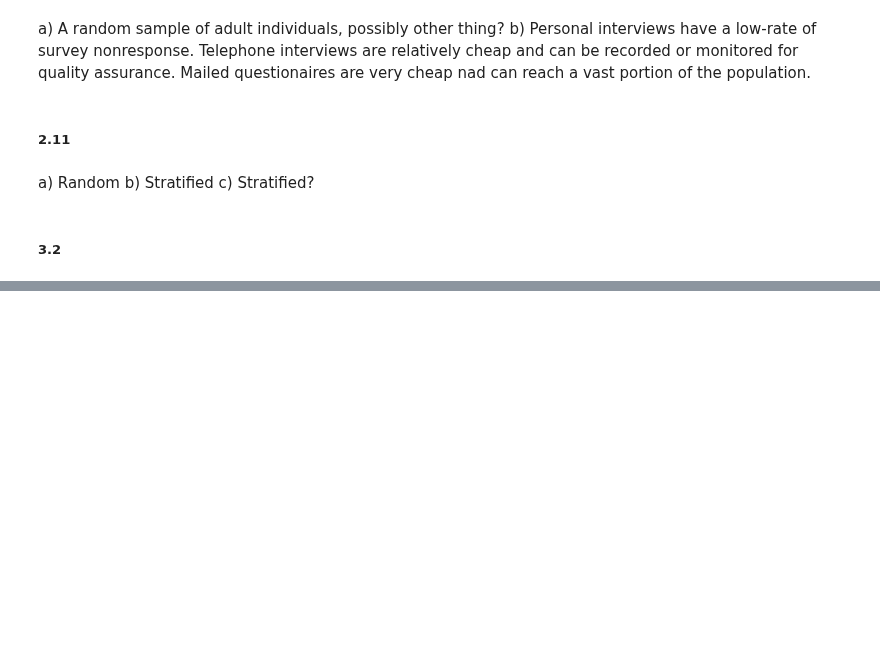
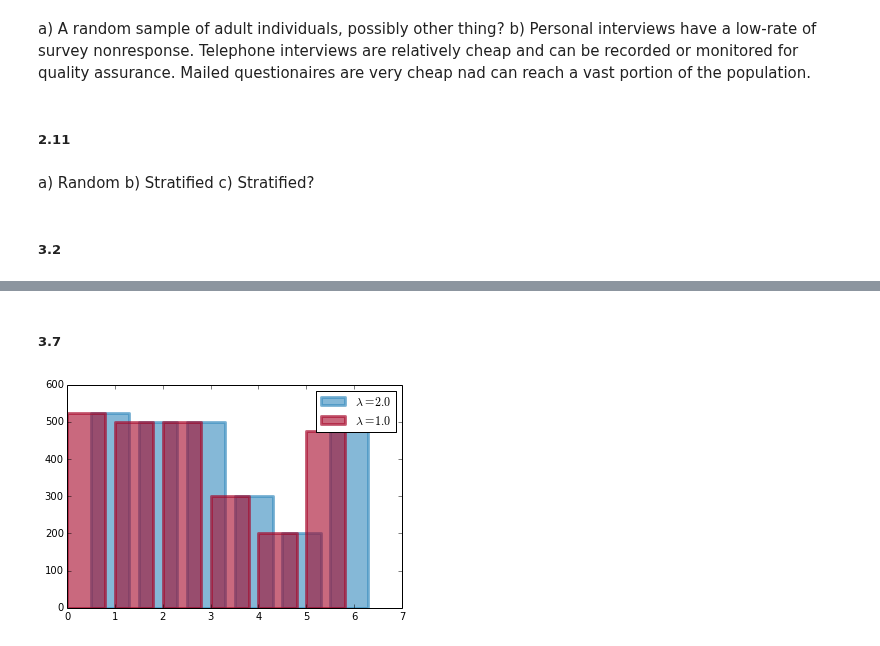
Before and after one commit to Chuphay/school, a Jupyter notebook: stat1/stat_2.ipynb, the cells around one changed output, grey strips where cells are left out. Saved outputs shown, nothing was run; the diff lists cells and outputs as text; code cells hidden in the pictures; blank space fills up the shorter version.

```diff
--- a/stat1/stat_2.ipynb
+++ b/stat1/stat_2.ipynb
@@ -45,0 +77,19 @@ pie(gov_expense);
+# %% [markdown]
+##### 3.7
+# %%
+
+
+
+#Color scheme provided by https://github.com/CamDavidsonPilon
+colours = ["#348ABD", "#A60628"]
+
+bar(arange(len(expenses))+0.5,expenses.values, color=colours[0],
+        label="$\lambda = %.1f$" % 2, alpha=0.60,
+        edgecolor=colours[0], lw="3");
+
+bar(arange(len(expenses)),expenses.values, color=colours[1],
+        label="$\lambda = %.1f$" % 1, alpha=0.60,
+        edgecolor=colours[1], lw="3");
+legend();
+# %% [output]
+[figure, added]
```
Also changed, not shown: parts of 7 cells of this notebook.
